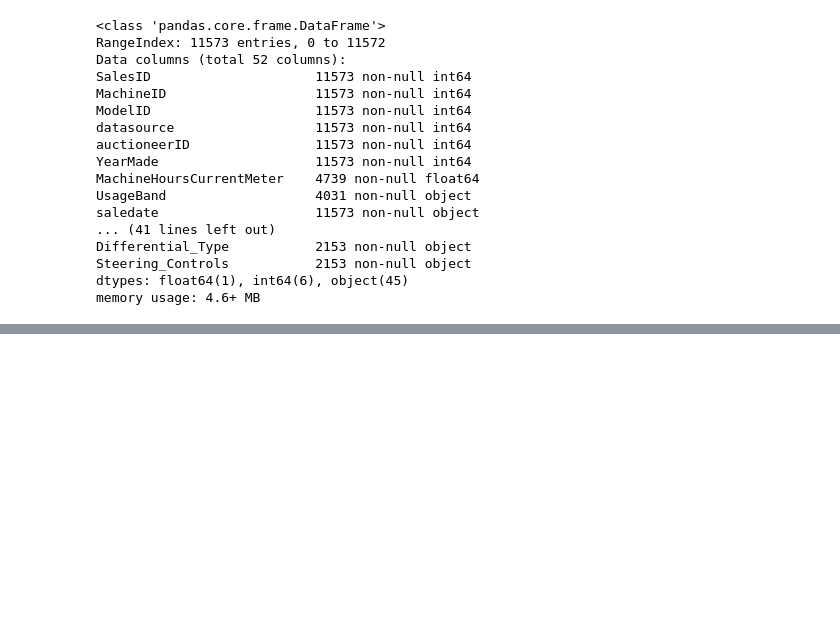
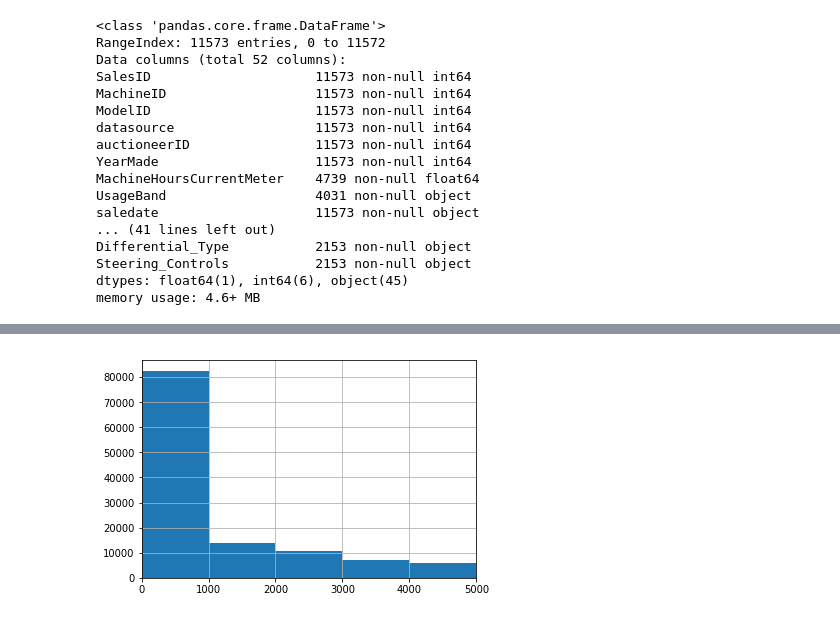
Before and after one commit to tomasbielskis/regression-case-study, a Jupyter notebook: tomas_eda.ipynb, the cells around one changed output, grey strips where cells are left out. Cells and saved outputs as stored; diff of their text form; code cells hidden in the pictures; blank space fills up the shorter version.

```diff
--- a/tomas_eda.ipynb
+++ b/tomas_eda.ipynb
@@ -127,0 +230,13 @@ scores = cross_validation.cross_val_score(classifier_pipeline, data, target, cv=
+# %%
+df['saledate'] = pd.to_datetime(df.saledate)
+
+df['saleyear'] = df['saledate'].dt.year
+
+df['age'] = df['saleyear']-df['YearMade']
+
+
+dftest['saledate'] = pd.to_datetime(dftest.saledate)
+
+dftest['saleyear'] = dftest['saledate'].dt.year
+
+dftest['age'] = dftest['saleyear']-dftest['YearMade']
@@ -127,0 +268,6 @@ scores = cross_validation.cross_val_score(classifier_pipeline, data, target, cv=
+# %%
+df.MachineHoursCurrentMeter.hist(bins=100)
+plt.xlim(0,5000)
+plt.show()
+# %% [output]
+[figure, added]
```
Also changed, not shown: parts of 15 cells of this notebook.
